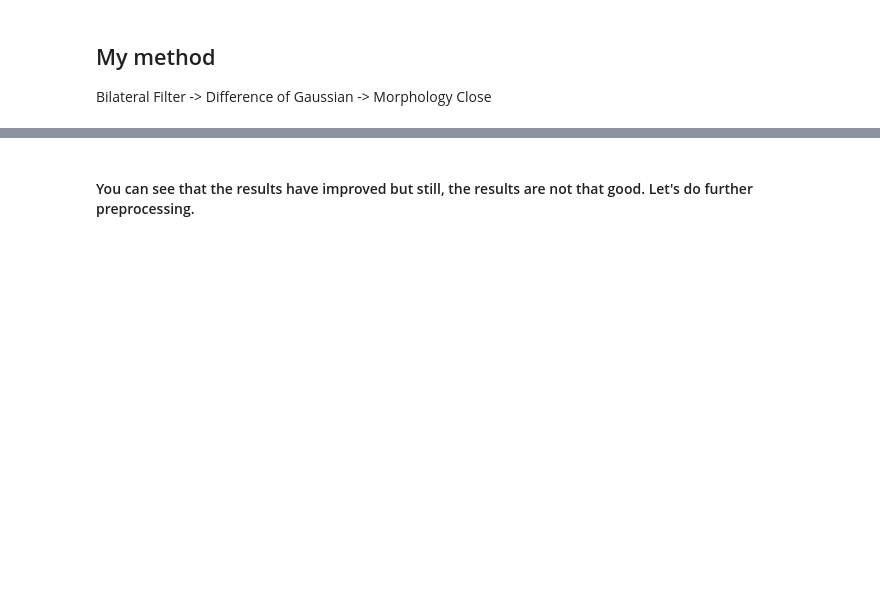
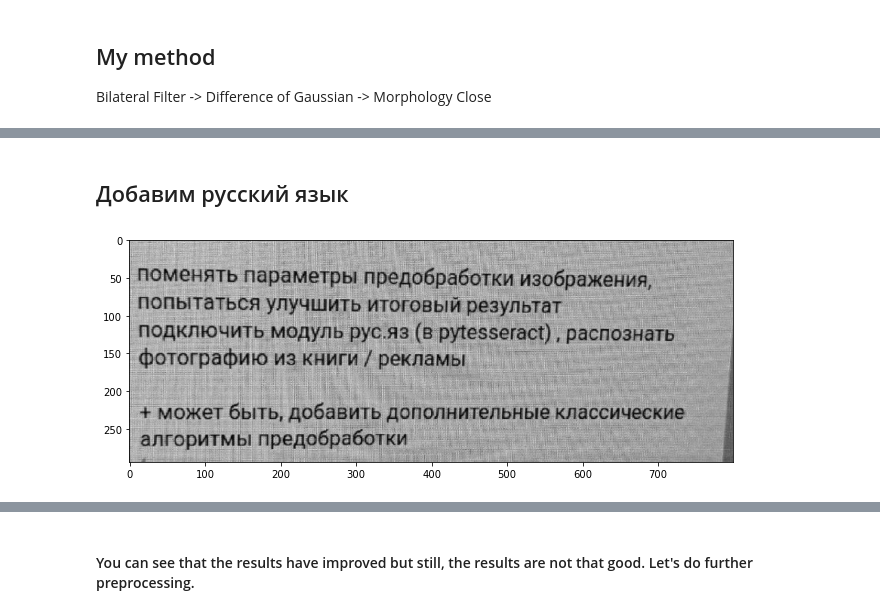
Before and after one commit to ann04ka/CV_exercises, a Jupyter notebook: Image Processing Notebook.ipynb, the cells around one changed output, grey strips where cells are left out. Cells and saved outputs as stored; diff of their text form; code cells hidden in the pictures; blank space fills up the shorter version.

Commit message:
Kaggle Notebook | Image Processing Notebook | Version 1

```diff
--- a/Image Processing Notebook.ipynb
+++ b/Image Processing Notebook.ipynb
@@ -171,0 +174,8 @@ ntstocram-oF grey values:
+# %% [markdown]
+##  Добавим русский язык
+# %%
+image = cv2.imread('/kaggle/input/rus-example/example.png')
+gray = cv2.cvtColor(image, cv2.COLOR_BGR2GRAY)
+plotting(gray, cmap = 'gray')
+# %% [output]
+[figure, added]
```
Also changed, not shown: parts of 5 cells of this notebook.
